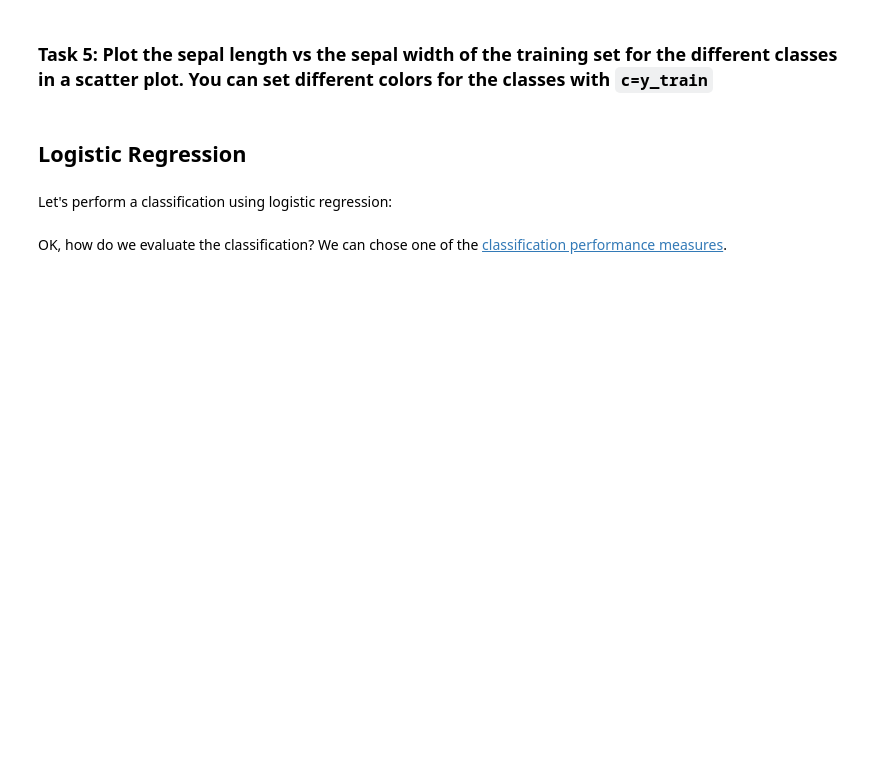
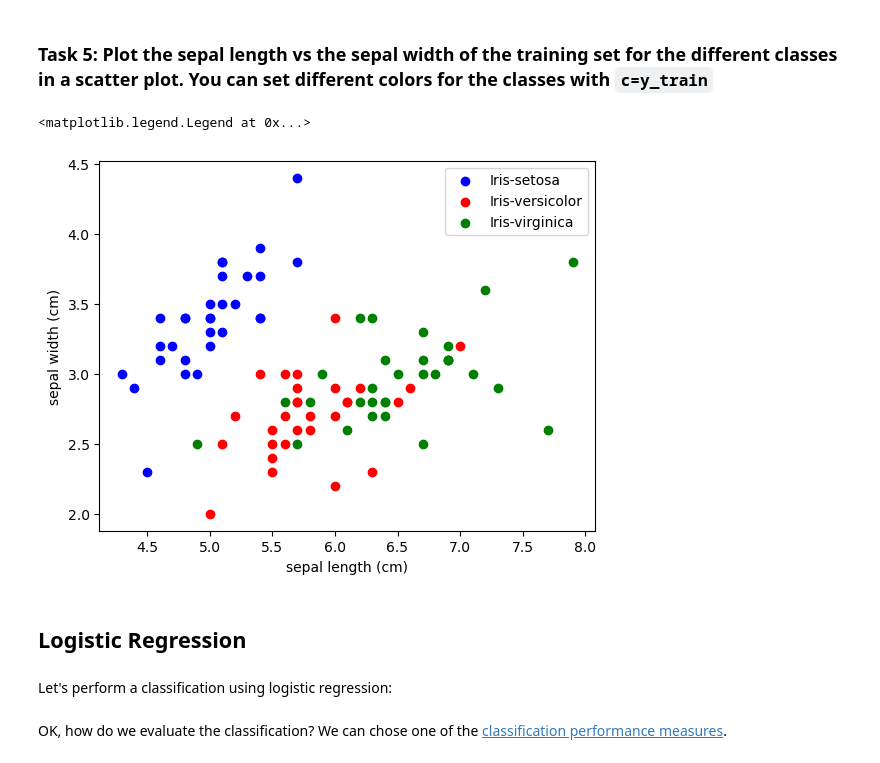
Before and after one commit to lennartvoelz/machine_learning_lecture, a Jupyter notebook: exercises/ex1/ex1.ipynb, the cells around one changed output. Drawn from its saved outputs; the diff is of its cells as text; code cells hidden in the pictures; blank space fills up the shorter version.

```diff
--- a/exercises/ex1/ex1.ipynb
+++ b/exercises/ex1/ex1.ipynb
@@ -69,3 +79,7 @@ Variables/Columns
 *hints*
 - use `open("path/to/file")`
 - `readlines` is a useful method
+# %%
+with open('dataset_brain.txt') as f:
+    for i in range(30):
+        print(f.readline().strip()) #strip removes spaces tabs etc
@@ -200,3 +325,7 @@ print("Mean absolute error: %.2f" % mean_absolute_error(y_test, y_pred))
 *hints*:
 - look what you did for the first data inspection in Task 1
 - what is the separator in the iris dataset?
+# %%
+df = pd.read_csv('dataset_iris.txt', comment='#', sep=',')
+
+df.head(10)
@@ -281,3 +535,11 @@ print('Class proportions:', np.bincount(y))
 - How many are there? What happened?
 - What happens if you don't shuffle?
 - Can you create datasets in which each class is equally distributed?
+# %%
+X_train, X_test, y_train, y_test = train_test_split(X, y, test_size=0.4, shuffle=True, random_state=123, stratify=y) #stratify takes care of class balance (arg: array of labels)
+
+print("train", X_train.shape, y_train.shape)
+print("test", X_test.shape, y_test.shape)
+
+print("count of 0, 1, 2 in y_train:", np.bincount(y_train))
+print("count of 0, 1, 2 in y_test:", np.bincount(y_test))
@@ -284,5 +568,23 @@ print('Class proportions:', np.bincount(y))
 # %% [markdown]
 ### Task 5: Plot the sepal length vs the sepal width of the training set for the different classes in a scatter plot. You can set different colors for the classes with `c=y_train`
+# %%
+#plt.scatter(X_train[:,0], X_train[:,1], marker='o', c=y_train, label=y_train)
+#plt.xlabel('sepal length (cm)')
+#plt.ylabel('sepal width (cm)')
+#plt.legend()
+
+colors = ['blue', 'red', 'green']
+labels = np.unique(l_encoder.inverse_transform(y_enc))
+
+for i in range(len(colors)):
+    plt.scatter(X_train[y_train == i, 0], X_train[y_train == i, 1], c=colors[i], label=labels[i], marker='o')
+
+plt.xlabel('sepal length (cm)')
+plt.ylabel('sepal width (cm)')
+plt.legend()
+# %% [output]
+<matplotlib.legend.Legend at 0x...>
+[figure, added]
 # %% [markdown]
 ## Logistic Regression
 # %% [markdown]
```
Also changed, not shown: parts of 35 cells of this notebook, 2 other files.
